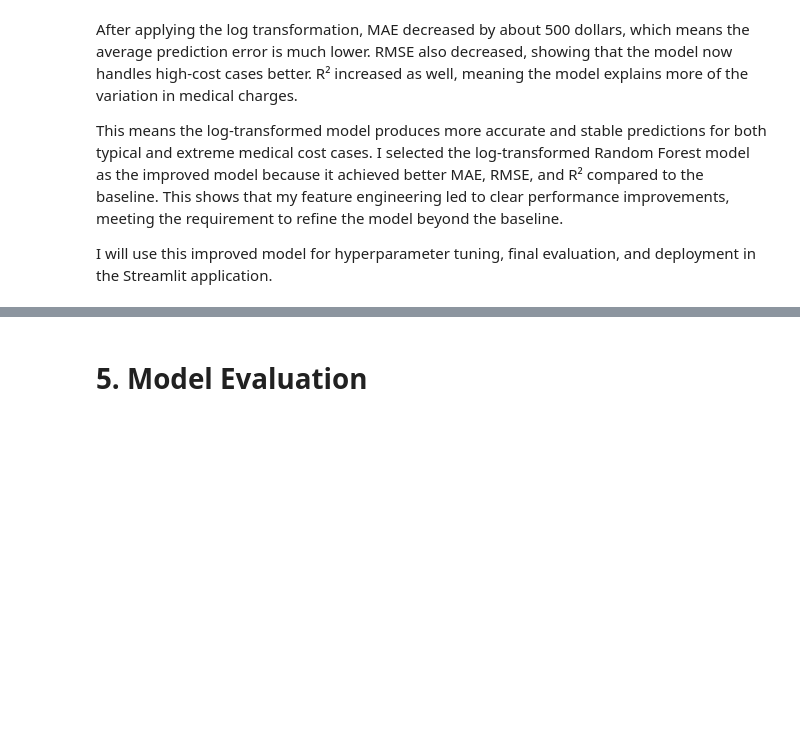
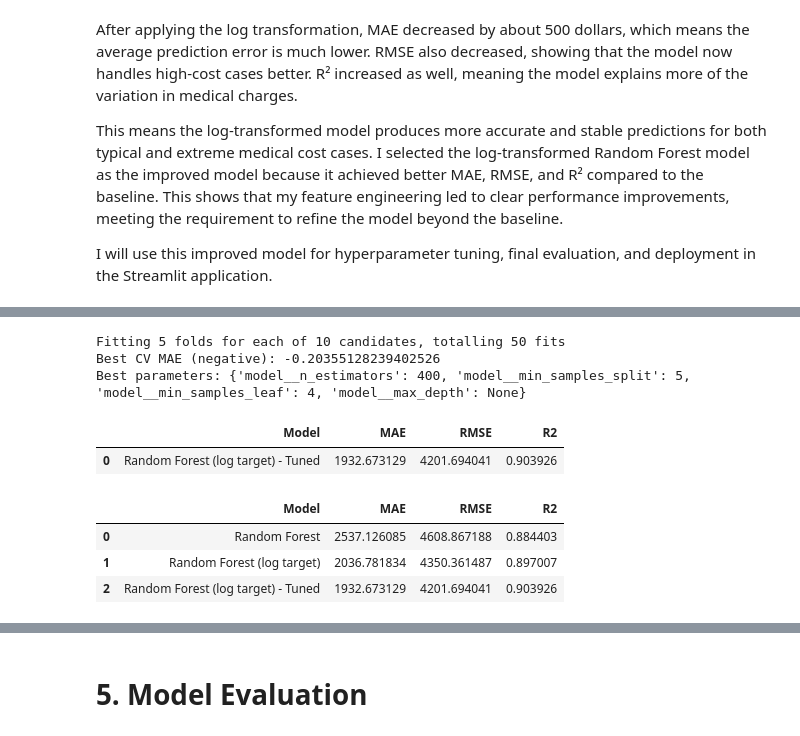
Before and after one commit to shazz-a/mldp-medical-charges, a Jupyter notebook: mldp_submission.ipynb, the cells around one changed output, grey strips where cells are left out. Cells and saved outputs as stored; diff of their text form; code cells hidden in the pictures; blank space fills up the shorter version.

Commit message:
random forest selection

```diff
--- a/mldp_submission.ipynb
+++ b/mldp_submission.ipynb
@@ -565,0 +609,46 @@ I will use this improved model for hyperparameter tuning, final evaluation, and
+# %%
+# Fit on log-transformed target
+random_search.fit(X_train, y_train_log)
+
+print("Best CV MAE (negative):", random_search.best_score_)
+print("Best parameters:", random_search.best_params_)
+# %% [output]
+Fitting 5 folds for each of 10 candidates, totalling 50 fits
+Best CV MAE (negative): -0.20355128239402526
+Best parameters: {'model__n_estimators': 400, 'model__min_samples_split': 5, 'model__min_samples_leaf': 4, 'model__max_depth': None}
+# %%
+from sklearn.metrics import mean_absolute_error, mean_squared_error, r2_score
+
+# Best tuned pipeline
+best_rf_log = random_search.best_estimator_
+
+# Predict on test (log scale)
+y_pred_log_tuned = best_rf_log.predict(X_test)
+
+# Convert back to dollar scale
+y_pred_tuned = np.expm1(y_pred_log_tuned)
+
+# Evaluate on original scale
+mae_tuned = mean_absolute_error(y_test, y_pred_tuned)
+rmse_tuned = np.sqrt(mean_squared_error(y_test, y_pred_tuned))
+r2_tuned = r2_score(y_test, y_pred_tuned)
+
+tuned_results = pd.DataFrame([{
+    "Model": "Random Forest (log target) - Tuned",
+    "MAE": mae_tuned,
+    "RMSE": rmse_tuned,
+    "R2": r2_tuned
+}])
+
+tuned_results
+# %% [output]
+|  | Model | MAE | RMSE | R2 |
+| 0 | Random Forest (log target) - Tuned | 1932.673129 | 4201.694041 | 0.903926 |
+# %%
+final_comparison = pd.concat([baseline_rf, log_results, tuned_results], ignore_index=True)
+final_comparison
+# %% [output]
+|  | Model | MAE | RMSE | R2 |
+| 0 | Random Forest | 2537.126085 | 4608.867188 | 0.884403 |
+| 1 | Random Forest (log target) | 2036.781834 | 4350.361487 | 0.897007 |
+| 2 | Random Forest (log target) - Tuned | 1932.673129 | 4201.694041 | 0.903926 |
```
Also changed, not shown: parts of 4 cells of this notebook.
